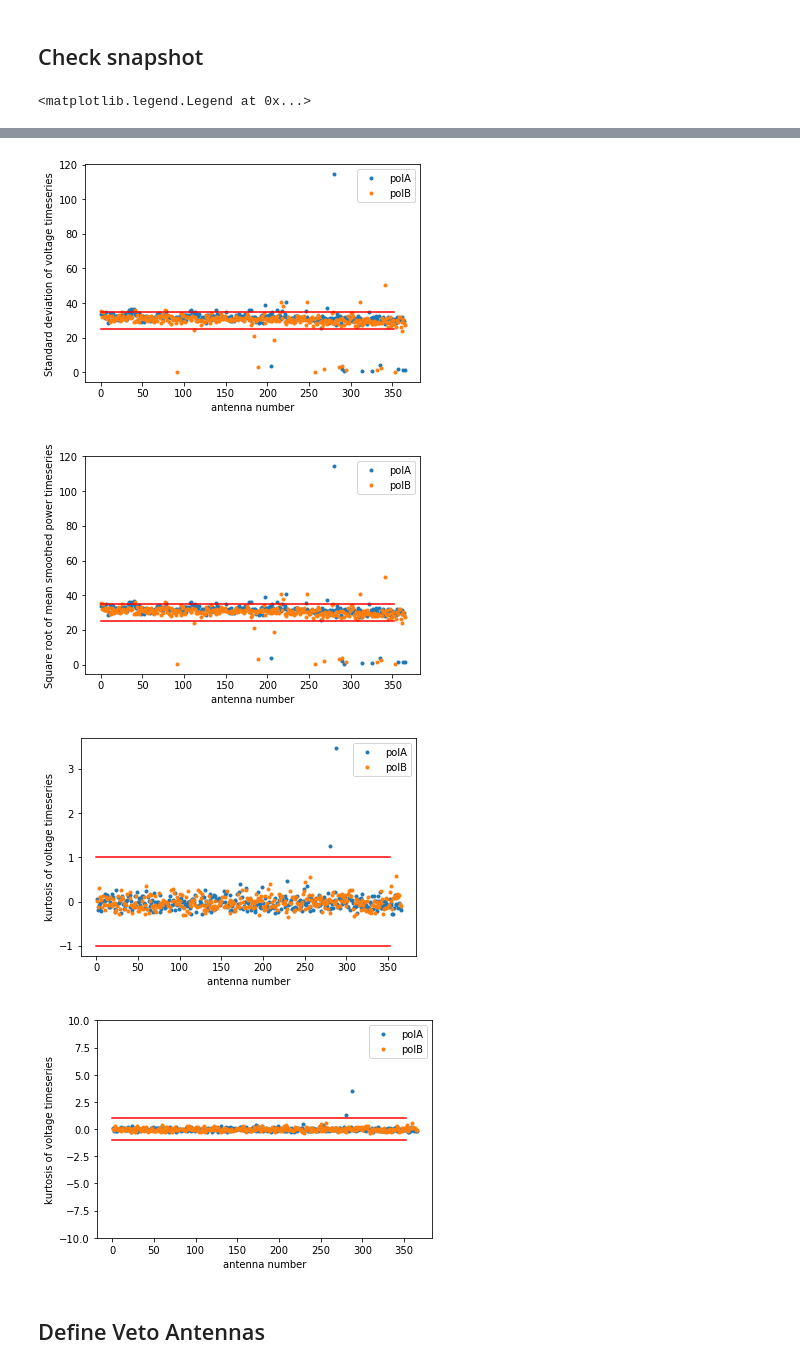
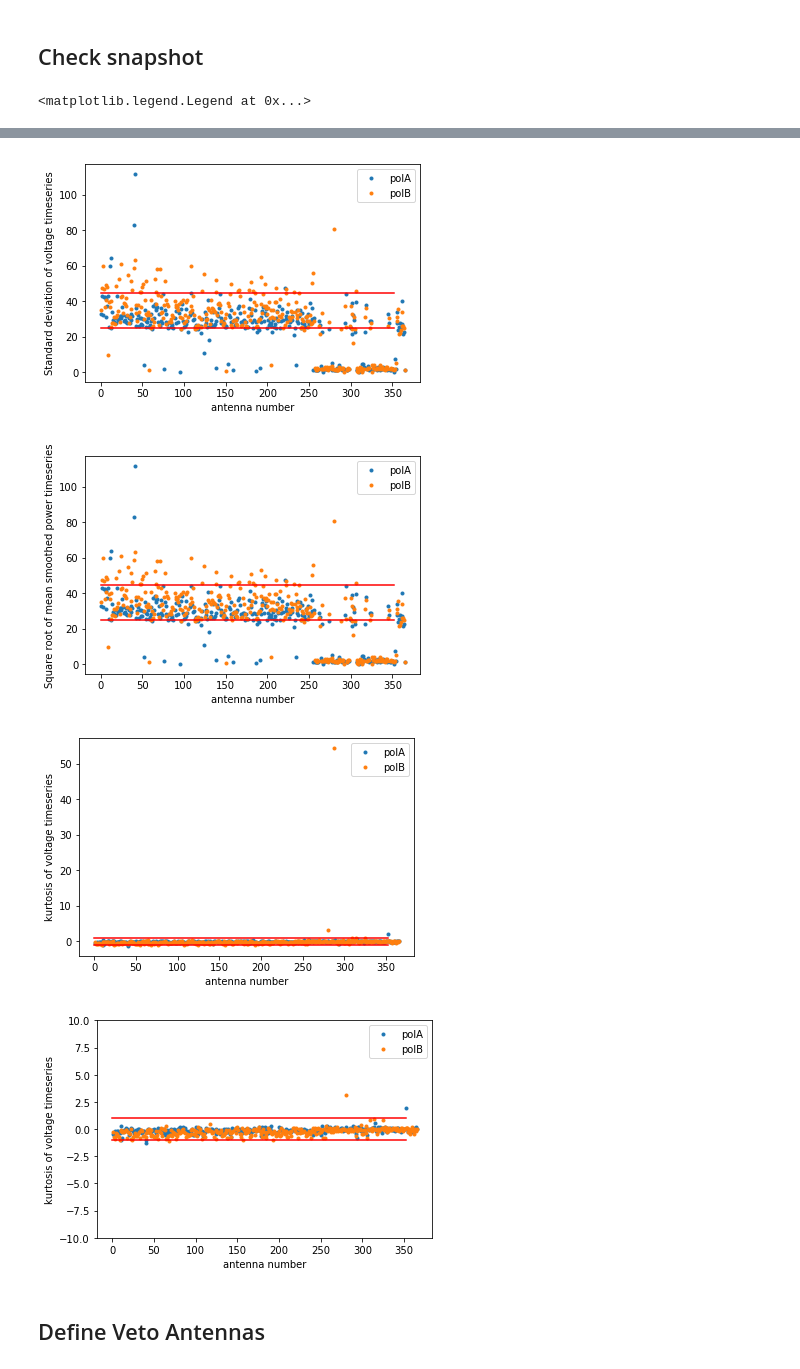
Before and after one commit to kathrynplant/lwa-cosmic-rays, a Jupyter notebook: check_antenna_status.ipynb, the cells around one changed output, grey strips where cells are left out. Cells and saved outputs as stored; diff of their text form; code cells hidden in the pictures.

```diff
--- a/check_antenna_status.ipynb
+++ b/check_antenna_status.ipynb
@@ -9,6 +9,8 @@ import struct
 import math
 from lwa_antpos import mapping
 import os
+from lwa_antpos import reading
+
 
 ##load arraymap
 array_map=pd.read_csv('array-map-5-22-2023.csv')
@@ -20,3 +22,6 @@ for i,n in enumerate(array_map['antname']):
     ydict[n]=array_map['y'][i]
     zdict[n]=array_map['elevation'][i]
 arraymapdictionaries=[xdict,ydict,zdict]
+
+lwa_df = reading.read_antpos_etcd()
+namedict=build_mapping_dictionary(lwa_df)
@@ -52,14 +55,15 @@ h= np.asarray([0.000049291111379545783611425685544205066,
 # %% [markdown]
 ## Check snapshot
 # %%
-fname='/data0/cosmic-ray-data/2023June30/test1688168925.1072624.dat' #file with a single snapshot
-fname='/home/ubuntu/kp/data/2023July3-overnight-software-trigger/test1688443082.2519193.dat'
-fname='/home/ubuntu/kp/data/2023July3-overnight-software-trigger/test21688445108.6517596.dat'
-fname='/data0/cosmic-ray-data/2023July4/test1688527143.5566494.dat'
-fname='/data0/cosmic-ray-data/2023August9/test1691641850.5293252.dat' #old ARX settings
-fname='/data0/cosmic-ray-data/2023August9/test1691643774.8350217.dat' #latest ARX settings
+#fname='/data0/cosmic-ray-data/2023June30/test1688168925.1072624.dat' #file with a single snapshot
+#fname='/home/ubuntu/kp/data/2023July3-overnight-software-trigger/test1688443082.2519193.dat'
+#fname='/home/ubuntu/kp/data/2023July3-overnight-software-trigger/test21688445108.6517596.dat'
+#fname='/data0/cosmic-ray-data/2023July4/test1688527143.5566494.dat'
+#fname='/data0/cosmic-ray-data/2023August9/test1691641850.5293252.dat' #old ARX settings
+#fname='/data0/cosmic-ray-data/2023August9/test1691643774.8350217.dat' #latest ARX settings
+fname='/data0/cosmic-ray-data/2024February19/test1708408274.6370893.dat'
 records=parsefile(fname)
-mergedrecords=mergepolarizations(records,arraymapdictionaries,Filter=h)
+mergedrecords=mergepolarizations(records,arraymapdictionaries,namedict,Filter=h)
 
 antennas=np.asarray([int(record['antname'][4:]) for record in mergedrecords])
 order_by_antname=sorted(zip(antennas,mergedrecords))
@@ -75,7 +79,7 @@ meansmoothedA=np.asarray([record['meansmoothedA'] for record in records_by_antna
 meansmoothedB=np.asarray([record['meansmoothedB'] for record in records_by_antname])
 
 
-#get kurtosis before event
+#get kurtosis
 kurtosisA=np.asarray([record['kurtosisA'] for record in records_by_antname])
 kurtosisB=np.asarray([record['kurtosisB'] for record in records_by_antname])
 
@@ -96,7 +100,7 @@ plt.plot(sorted_antennas,rmsB,'.',label='polB')
 plt.ylabel('Standard deviation of voltage timeseries')
 plt.xlabel('antenna number')
 plt.plot([0,352],[25,25],'r')
-plt.plot([0,352],[35,35],'r')
+plt.plot([0,352],[45,45],'r')
 plt.legend()
 
 plt.figure()
@@ -105,7 +109,7 @@ plt.plot(sorted_antennas,np.sqrt(meansmoothedB),'.',label='polB')
 plt.ylabel('Square root of mean smoothed power timeseries')
 plt.xlabel('antenna number')
 plt.plot([0,352],[25,25],'r')
-plt.plot([0,352],[35,35],'r')
+plt.plot([0,352],[45,45],'r')
 plt.legend()
 
 plt.figure()
@@ -133,7 +137,7 @@ plt.legend()
-[figure, old version]
+[figure, new version]
-[figure, old version]
+[figure, new version]
-[figure, old version]
+[figure, new version]
-[figure, old version]
+[figure, new version]
 # %%
 #plot_spectra(records,['LWA-042A','LWA-105B','LWA-150A'],zoom='peak',Filter='None')
 # %%
```
Also changed, not shown: parts of 5 cells of this notebook, 1 other file.
